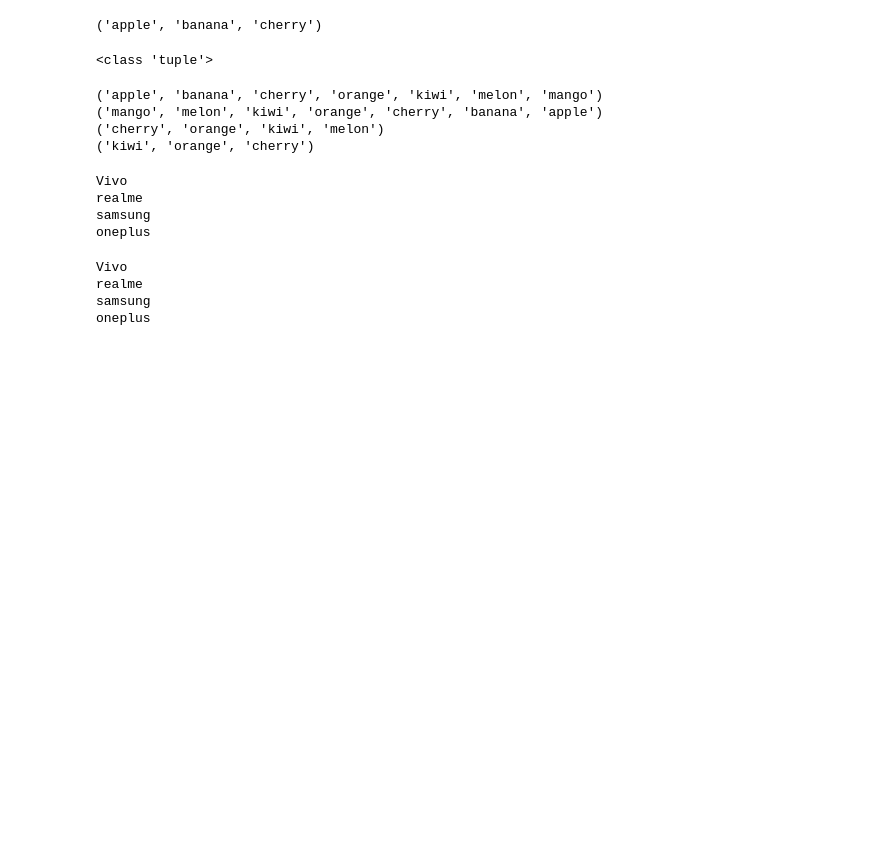
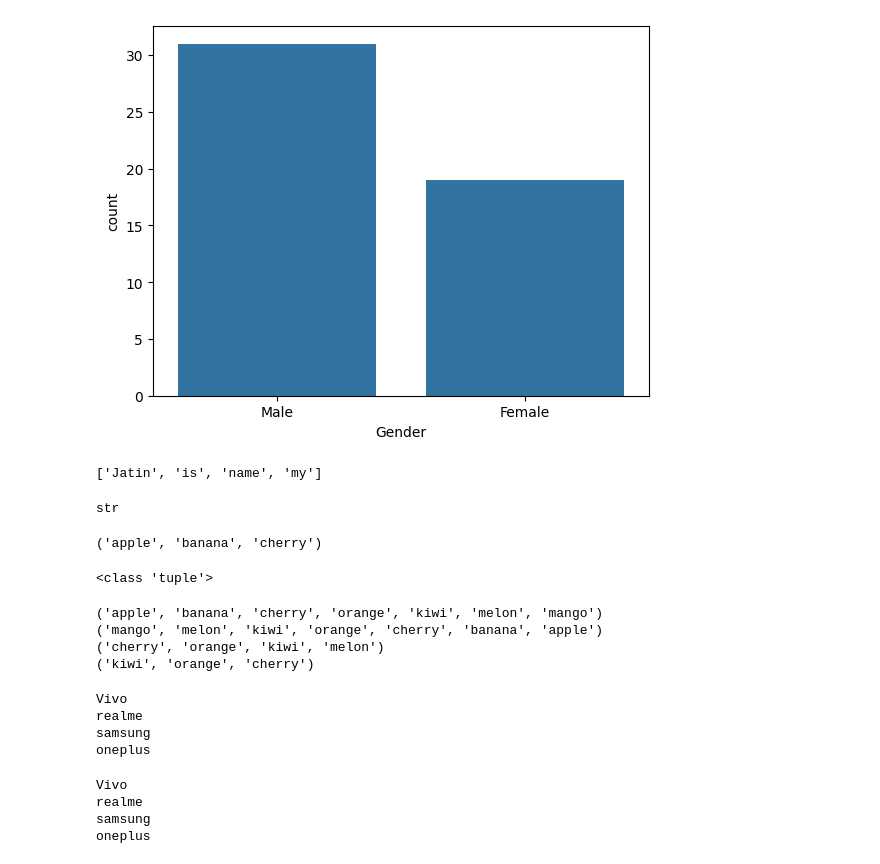
Before and after one commit to Jatingpt/Python-tuple-sets-and-etc., a Jupyter notebook: Python practice 1.ipynb, the cells around one changed output. Saved outputs shown, nothing was run; the diff lists cells and outputs as text; code cells hidden in the pictures; blank space fills up the shorter version.

```diff
--- a/Python practice 1.ipynb
+++ b/Python practice 1.ipynb
@@ -8,0 +195,4 @@
+# %%
+file_path = "/content/sample_employee_data.xlsx"
+df = pd.read_excel(file_path)
+df.head()
@@ -8,0 +217,5 @@
+# %%
+df['Gender'].fillna(df['Gender'].mode()[0], inplace = True)
+df['Age'].fillna(df['Age'].mode()[0], inplace = True)
+df['Salary'].fillna(df['Salary'].median(), inplace = True)
+df['Tenure'].fillna(df['Tenure'].mode()[0], inplace = True)
@@ -9,3 +252,19 @@
+# %%
+sns.countplot(data = df, x = 'Gender')
+plt.show()
+# %% [output]
+[figure, added]
+# %%
+s = 'my name is Jatin'
+new_name = s.split()
+new_name = str(new_name[::-1])
+print(str(new_name))
+# %% [output]
+['Jatin', 'is', 'name', 'my']
+# %%
+type(new_name)
+# %% [output]
+str
 # %%
 #e.g
 a = "apple", "banana", "cherry"
```
Also changed, not shown: parts of 27 cells of this notebook.
